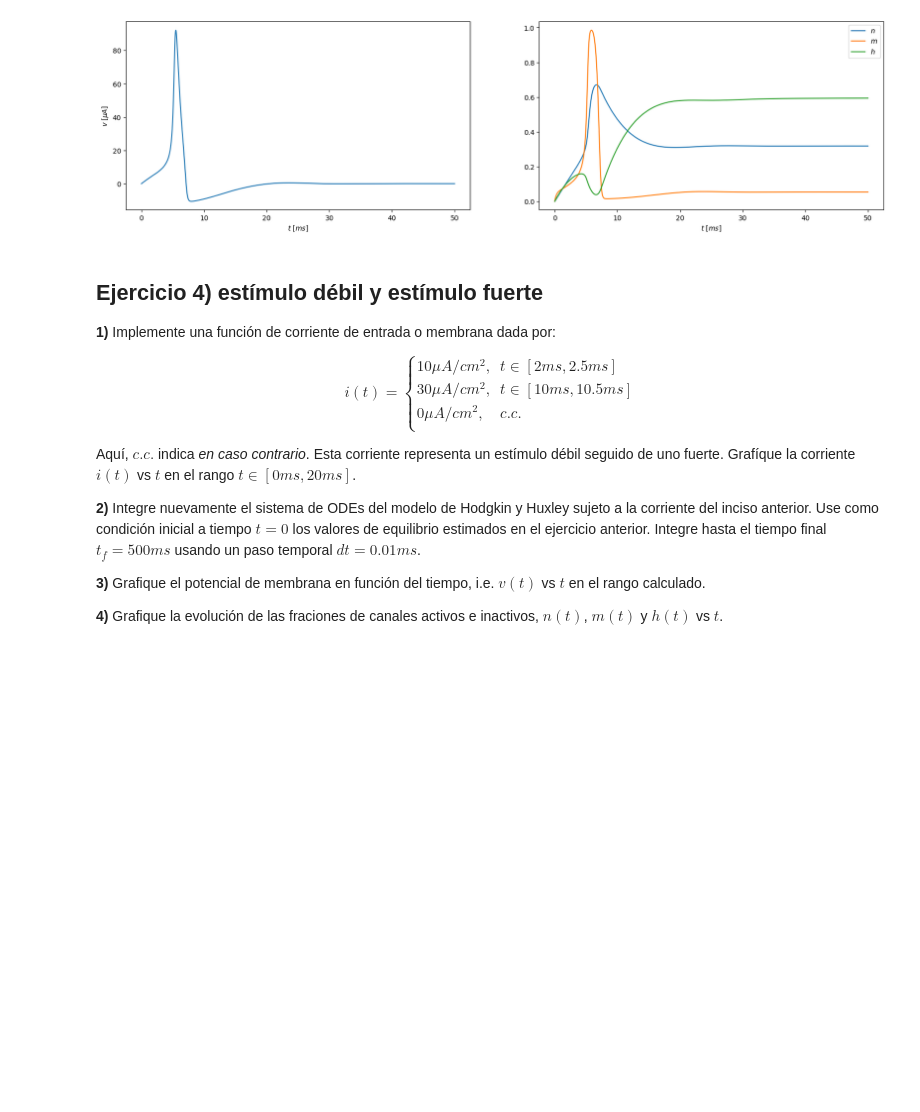
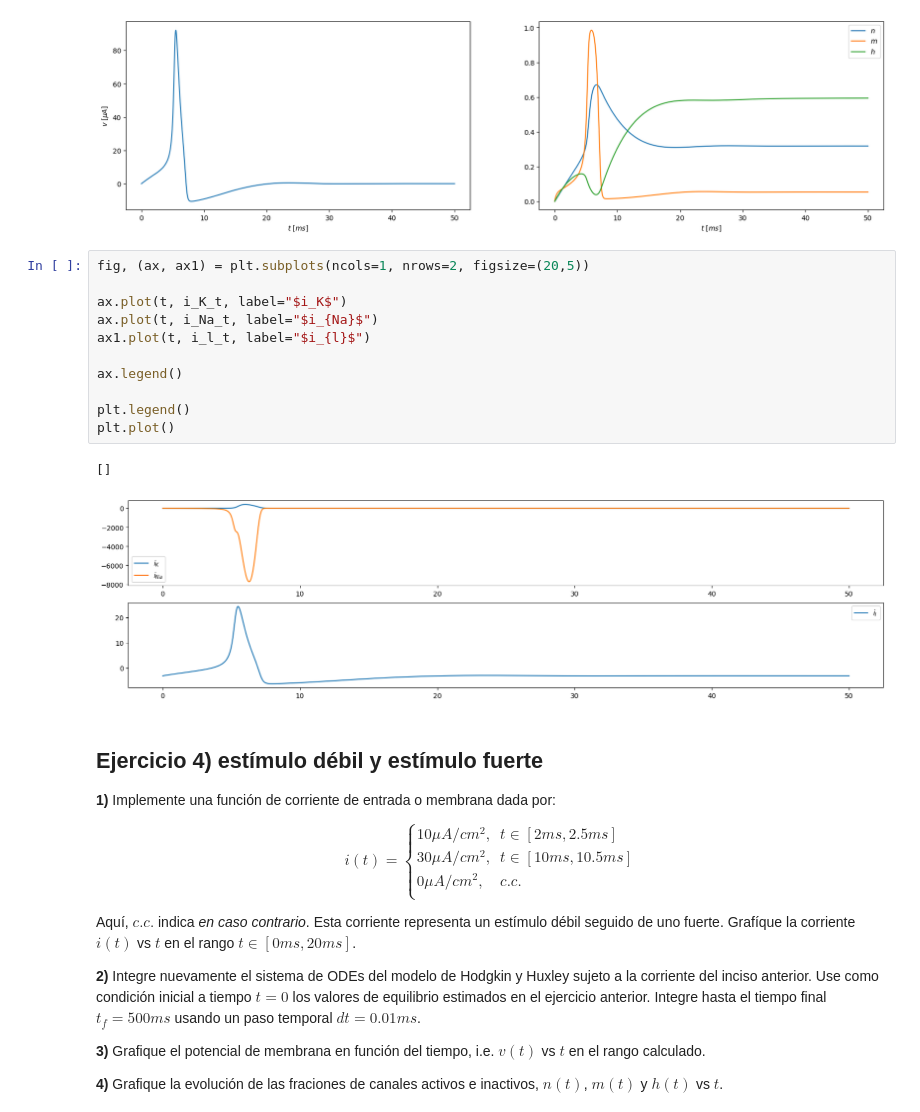
Before and after one commit to SalomoneCro/Neural-Networks, a Jupyter notebook: DifferentialEquations/Hodgkin & Huxley.ipynb, the cells around one changed output. Cells and saved outputs as stored; diff of their text form; blank space fills up the shorter version.

```diff
--- a/DifferentialEquations/Hodgkin & Huxley.ipynb
+++ b/DifferentialEquations/Hodgkin & Huxley.ipynb
@@ -350,6 +374,20 @@ ax2.set_xlabel('$t \\text{ } [ms $]')  # microsegundos (mu s) en el eje y
 X0 = sols[-1]
 # %% [output]
 [figure]
+# %%
+fig, (ax, ax1) = plt.subplots(ncols=1, nrows=2, figsize=(20,5))
+
+ax.plot(t, i_K_t, label="$i_K$")
+ax.plot(t, i_Na_t, label="$i_{Na}$")
+ax1.plot(t, i_l_t, label="$i_{l}$")
+
+ax.legend()
+
+plt.legend()
+plt.plot()
+# %% [output]
+[]
+[figure, added]
 # %% [markdown]
 ## Ejercicio 4) estímulo débil y estímulo fuerte
 
```
Also changed, not shown: parts of 4 cells of this notebook.
